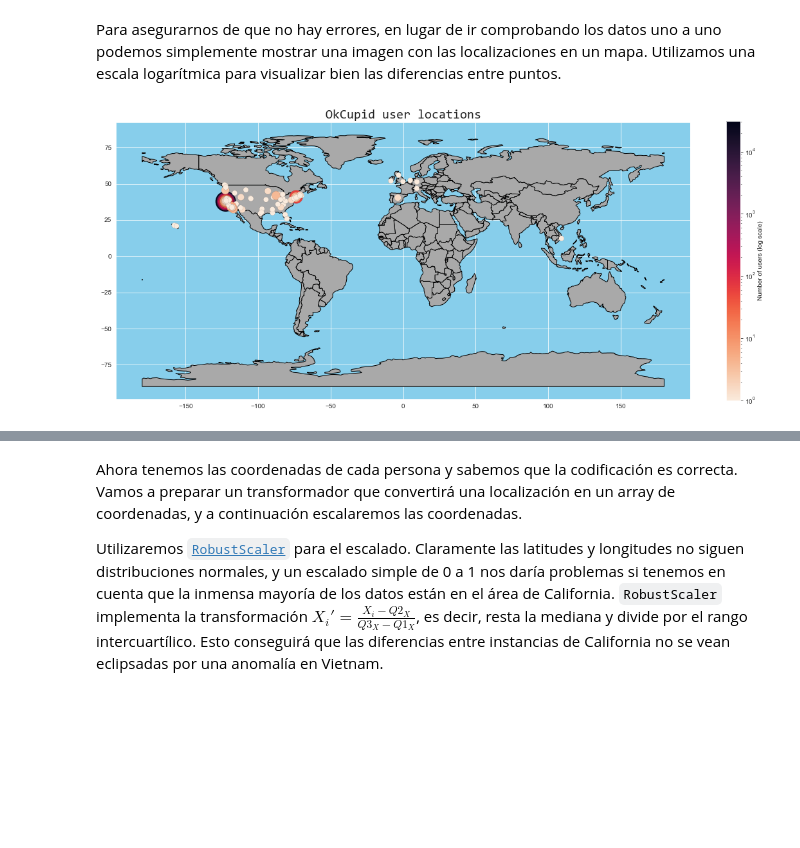
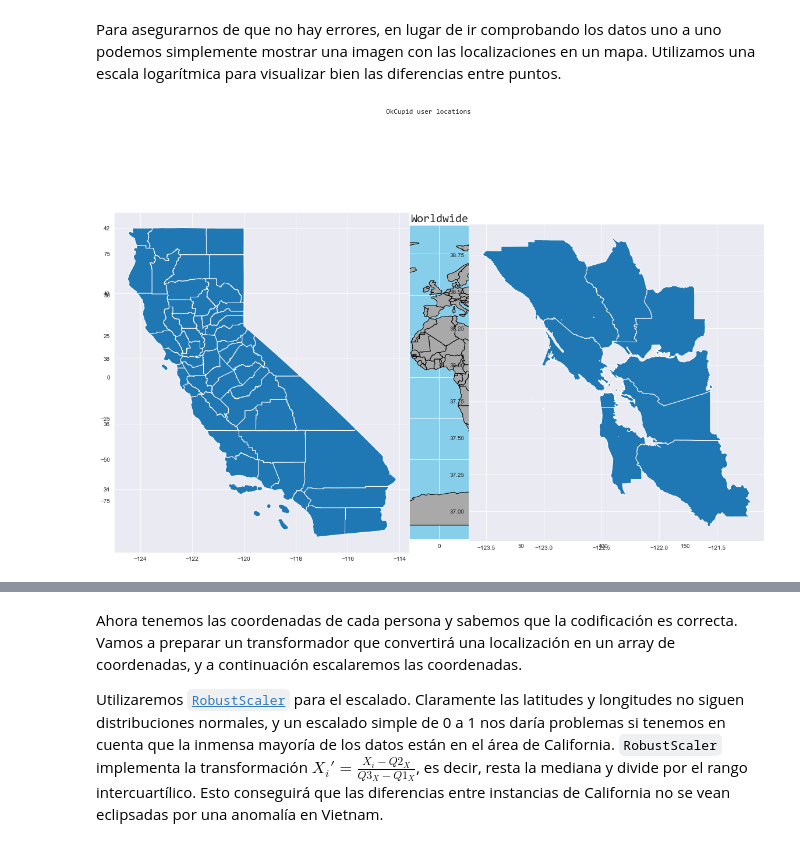
Before and after one commit to dietrujillo/ml_lab, a Jupyter notebook: lab3/notebooks/lab3_tmp.ipynb, the cells around one changed output, grey strips where cells are left out. Saved outputs shown, nothing was run; the diff lists cells and outputs as text; code cells hidden in the pictures; blank space fills up the shorter version.

Commit message:
Add California and SF Bay Area maps to coordinates plot

```diff
--- a/lab3/notebooks/lab3_tmp.ipynb
+++ b/lab3/notebooks/lab3_tmp.ipynb
@@ -821,41 +824,46 @@ belvedere tiburon, california 37.8771208 -122.4616696
 # %% [markdown]
 Para asegurarnos de que no hay errores, en lugar de ir comprobando los datos uno a uno podemos simplemente mostrar una imagen con las localizaciones en un mapa. Utilizamos una escala logarítmica para visualizar bien las diferencias entre puntos.
 # %%
-fig, ax = plt.subplots(figsize=(20, 8))
-ax.set_title("OkCupid user locations", fontdict={"size": 20, "family": "Consolas"})
-
-# Plot world map
-ax.set_facecolor("skyblue")
-world = gpd.read_file(gpd.datasets.get_path("naturalearth_lowres"))
-world.plot(ax=ax,
-           color="darkgray",
-           alpha=1,
-           linewidth=1,
-           edgecolor="black")
+fig = plt.figure(figsize=(20, 24))
+fig.suptitle("OkCupid user locations", fontdict={"size": 20, "family": "Consolas"})
 
 # Define user locations
 geometry = [shapely.geometry.Point(lon, lat) for lat, lon in location_dict.values()]
 locations = gpd.GeoDataFrame({"location": location_dict.keys()}, geometry=geometry)
 counts = df["location"].value_counts()
 locations["count"] = [counts.loc[x] for x in location_dict.keys()]
 
 # Define log scale
 norm = LogNorm(vmin=locations["count"].min(), vmax=locations["count"].max())
 locations["count_log"] = norm(locations["count"] + 1)
 
-# Plot user locations
-locations.plot(column="count_log",
-               ax=ax,
-               markersize=locations["count_log"] * 1000,
-               linewidth=0.08,
-               edgecolor="black",
-               cmap="rocket_r")
 
-# Plot colorbar
-mappable = ScalarMappable(cmap="rocket_r", norm=norm)
-mappable.set_array(locations["count"].to_numpy())
-plt.colorbar(mappable=mappable, ax=ax, label="Number of users (log scale)")
+outer = gridspec.GridSpec(2, 1)
+inner = gridspec.GridSpecFromSubplotSpec(1, 1, subplot_spec=outer[0])
+ax = plt.Subplot(fig, inner[0])
+fig.add_subplot(ax)
+
+# Plot world map
+ax.set_facecolor("skyblue")
+ax.set_title("Worldwide", fontdict={"size": 20, "family": "Consolas"})
+world = gpd.read_file(gpd.datasets.get_path("naturalearth_lowres"))
+world.plot(#column="iso_a3",
+           ax=ax,
+           color="darkgray",
+           alpha=1,
+           linewidth=1,
+           edgecolor="black")
+
+inner = gridspec.GridSpecFromSubplotSpec(1, 2, subplot_spec=outer[0])
+
+ax = plt.Subplot(fig, inner[0])
+fig.add_subplot(ax)
+california.plot(ax=ax)
+
+ax = plt.Subplot(fig, inner[1])
+fig.add_subplot(ax)
+bay_area.plot(ax=ax)
 
 plt.show()
 # %% [output]
-[figure, old version]
+[figure, new version]
```
Also changed, not shown: parts of 36 cells of this notebook, 13 other files.
